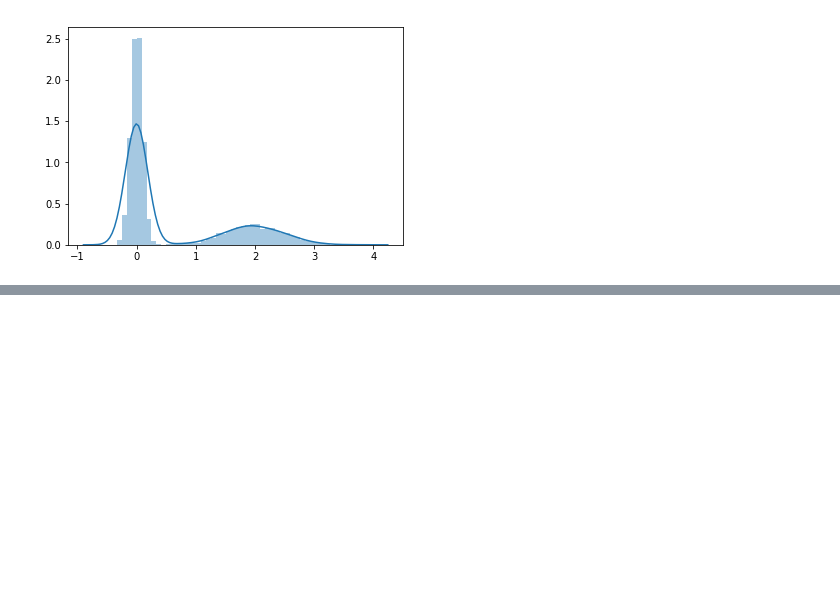
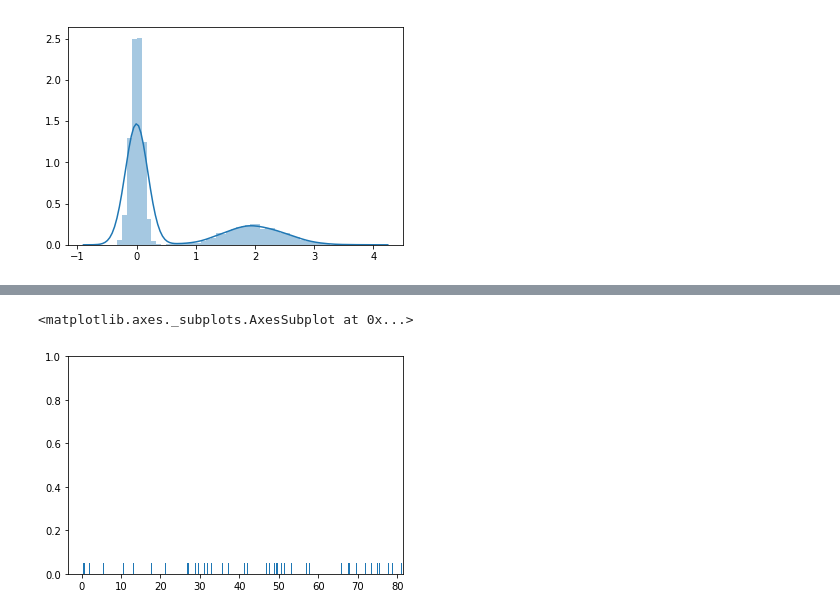
Before and after one commit to sievlev/performance-analysis, a Jupyter notebook: simulation.ipynb, the cells around one changed output, grey strips where cells are left out. Drawn from its saved outputs; the diff is of its cells as text; code cells hidden in the pictures; blank space fills up the shorter version.

```diff
--- a/simulation.ipynb
+++ b/simulation.ipynb
@@ -49,0 +60,13 @@ sns.distplot(dist3, bins=50)
+# %%
+interarrivals = np.random.exponential(scale=2.0, size=1000)
+
+points = []
+last_time = 0
+for wait_time in interarrivals:
+    last_time += wait_time
+    points.append(last_time)
+
+sns.rugplot(points[:40])
+# %% [output]
+<matplotlib.axes._subplots.AxesSubplot at 0x...>
+[figure, added]
```
Also changed, not shown: parts of 3 cells of this notebook.
